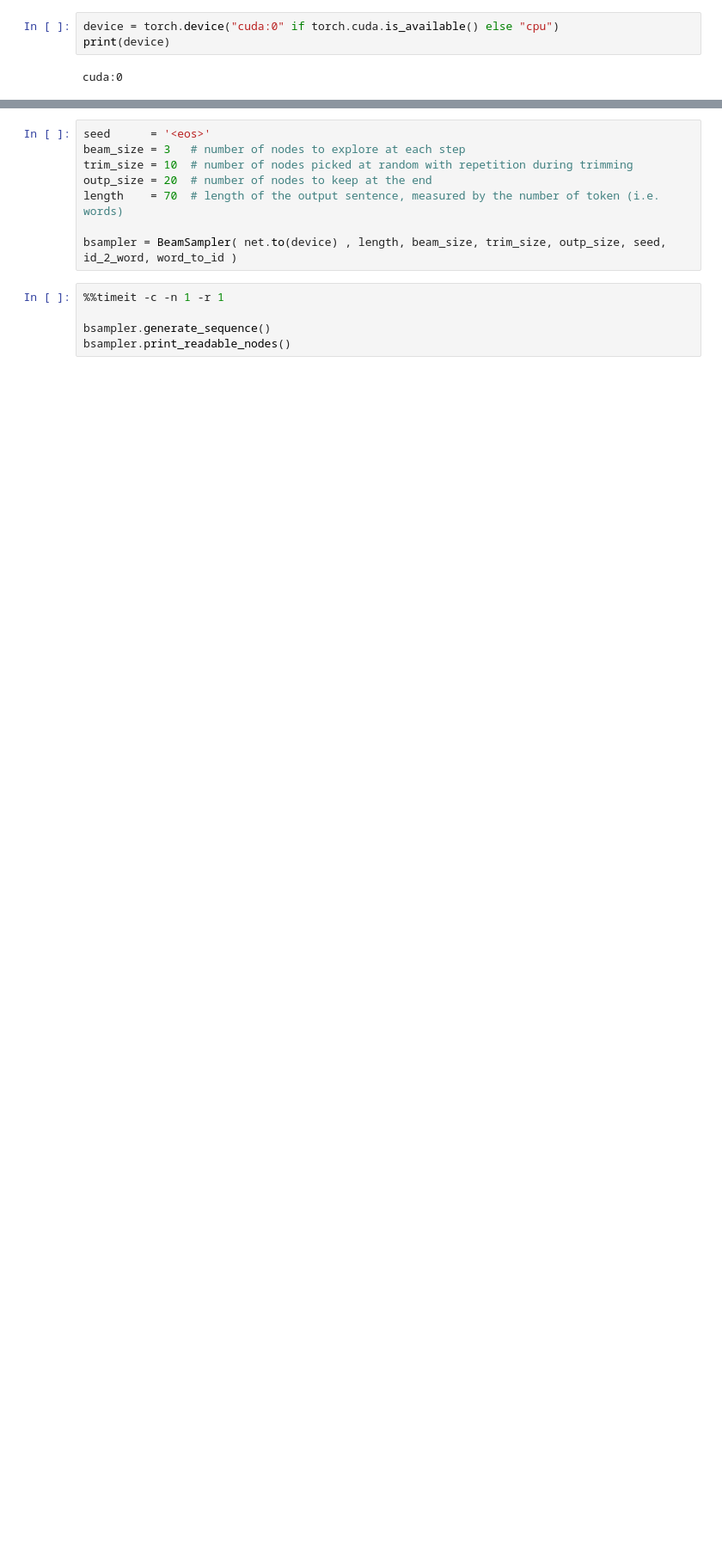
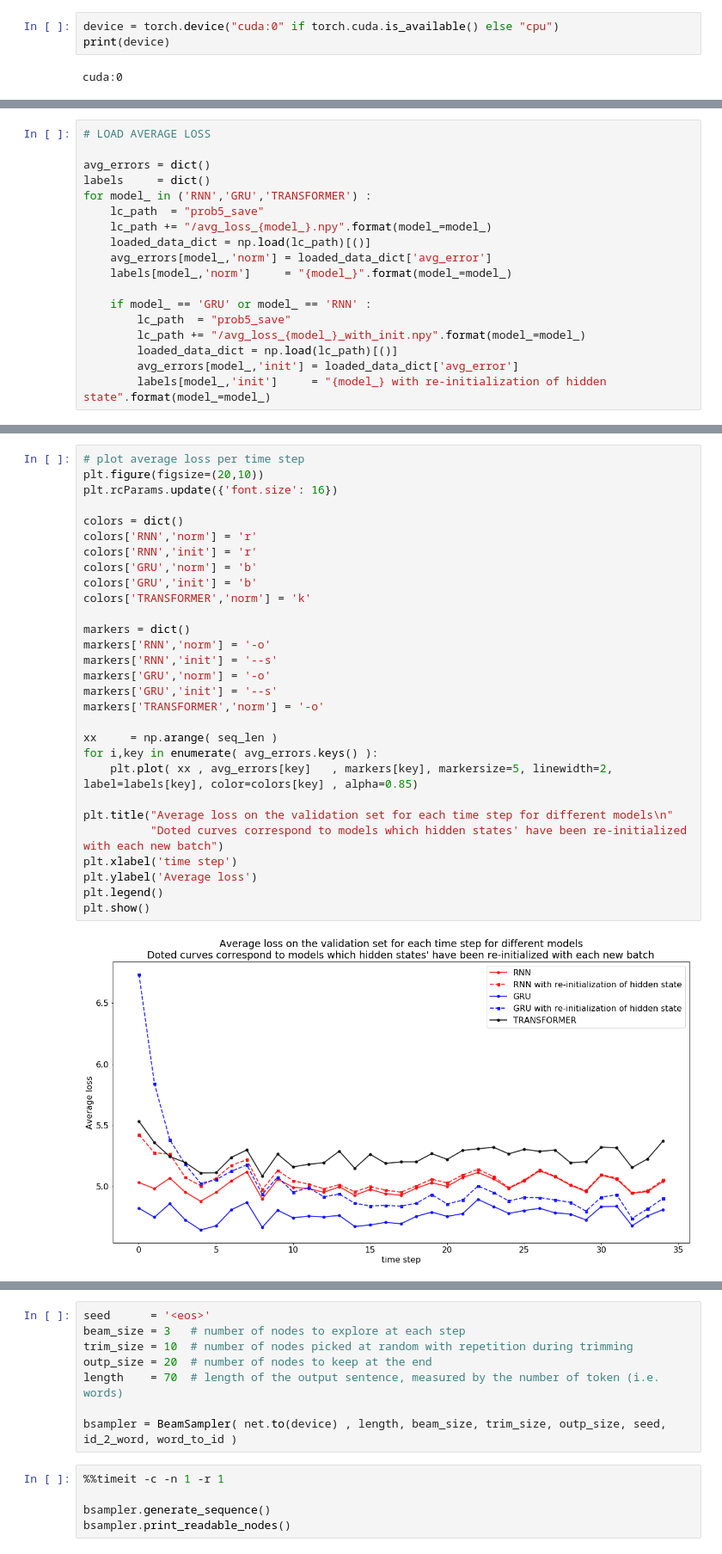
Before and after one commit to HugoCote/Assignment2-IFT6135-H19, a Jupyter notebook: Misc.ipynb, the cells around one changed output, grey strips where cells are left out. Shown: that part at 86% size. Saved outputs shown, nothing was run; the diff lists cells and outputs as text; blank space fills up the shorter version.

```diff
--- a/Misc.ipynb
+++ b/Misc.ipynb
@@ -1263,0 +207,18 @@ hello
+# %%
+# LOAD AVERAGE LOSS
+
+avg_errors = dict()
+labels     = dict()
+for model_ in ('RNN','GRU','TRANSFORMER') :
+    lc_path  = "prob5_save"
+    lc_path += "/avg_loss_{model_}.npy".format(model_=model_)
+    loaded_data_dict = np.load(lc_path)[()]
+    avg_errors[model_,'norm'] = loaded_data_dict['avg_error']
+    labels[model_,'norm']     = "{model_}".format(model_=model_)
+
+    if model_ == 'GRU' or model_ == 'RNN' :
+        lc_path  = "prob5_save"
+        lc_path += "/avg_loss_{model_}_with_init.npy".format(model_=model_)
+        loaded_data_dict = np.load(lc_path)[()]
+        avg_errors[model_,'init'] = loaded_data_dict['avg_error']
+        labels[model_,'init']     = "{model_} with re-initialization of hidden state".format(model_=model_)
@@ -1263,0 +227,31 @@ hello
+# %%
+# plot average loss per time step
+plt.figure(figsize=(20,10))
+plt.rcParams.update({'font.size': 16})
+
+colors = dict()
+colors['RNN','norm'] = 'r'
+colors['RNN','init'] = 'r'
+colors['GRU','norm'] = 'b'
+colors['GRU','init'] = 'b'
+colors['TRANSFORMER','norm'] = 'k'
+
+markers = dict()
+markers['RNN','norm'] = '-o'
+markers['RNN','init'] = '--s'
+markers['GRU','norm'] = '-o'
+markers['GRU','init'] = '--s'
+markers['TRANSFORMER','norm'] = '-o'
+
+xx     = np.arange( seq_len )
+for i,key in enumerate( avg_errors.keys() ):
+    plt.plot( xx , avg_errors[key]   , markers[key], markersize=5, linewidth=2, label=labels[key], color=colors[key] , alpha=0.85)
+
+plt.title("Average loss on the validation set for each time step for different models\n"
+          "Doted curves correspond to models which hidden states' have been re-initialized with each new batch")
+plt.xlabel('time step')
+plt.ylabel('Average loss')
+plt.legend()
+plt.show()
+# %% [output]
+[figure, added]
```
Also changed, not shown: parts of 126 cells of this notebook, 27 other files.
